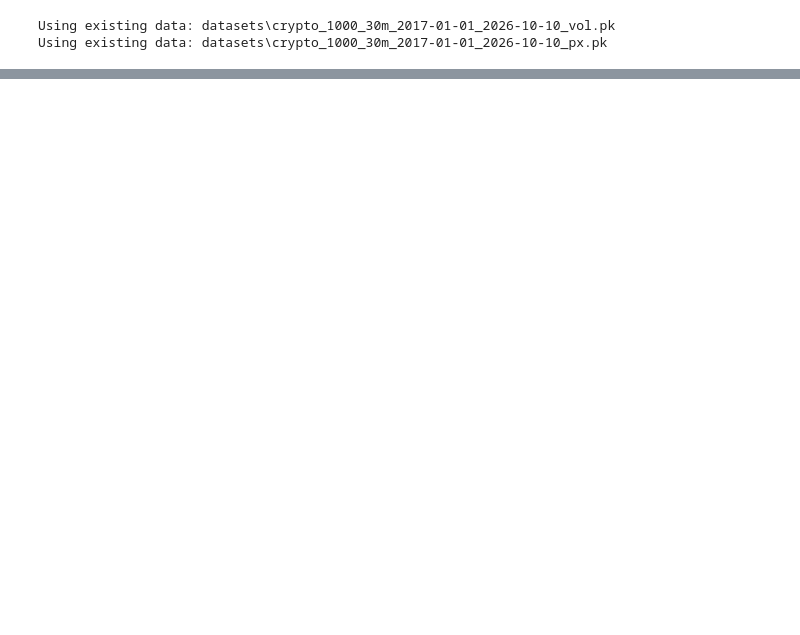
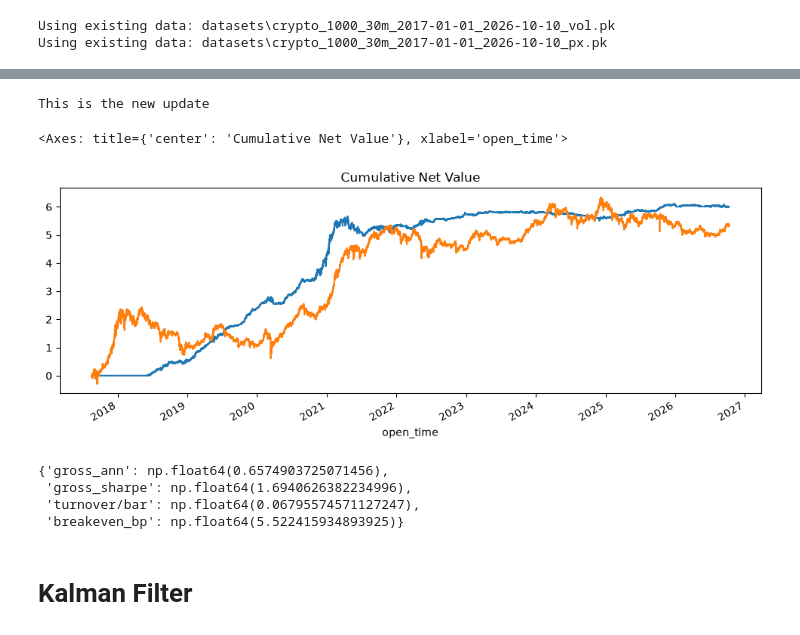
Before and after one commit to Parracho/Project-Finance, a Jupyter notebook: kalman_latent_factor.ipynb, the cells around one changed output, grey strips where cells are left out. Saved outputs shown, nothing was run; the diff lists cells and outputs as text; code cells hidden in the pictures; blank space fills up the shorter version.

```diff
--- a/kalman_latent_factor.ipynb
+++ b/kalman_latent_factor.ipynb
@@ -94,0 +112,21 @@ array([[[        nan,         nan,         nan,  1.        ],
+# %%
+factors_z = {"rev": z_score(rev), "mom": z_score(mom), "size": -z_score(size)}
+# %%
+net,bt = multi_linear_strat.main(ret, factors_z)
+# %% [output]
+This is the new update
+# %%
+net.cumsum().plot(figsize=(12, 4), title="Cumulative Net Value")
+ret.mean(axis=1).cumsum().plot()
+# %% [output]
+<Axes: title={'center': 'Cumulative Net Value'}, xlabel='open_time'>
+[figure, added]
+# %%
+multi_linear_strat.summarize(bt)
+# %% [output]
+{'gross_ann': np.float64(0.6574903725071456),
+ 'gross_sharpe': np.float64(1.6940626382234996),
+ 'turnover/bar': np.float64(0.06795574571127247),
+ 'breakeven_bp': np.float64(5.522415934893925)}
+# %% [markdown]
+# Kalman Filter
```
Also changed, not shown: parts of 28 cells of this notebook, 2 other files.
